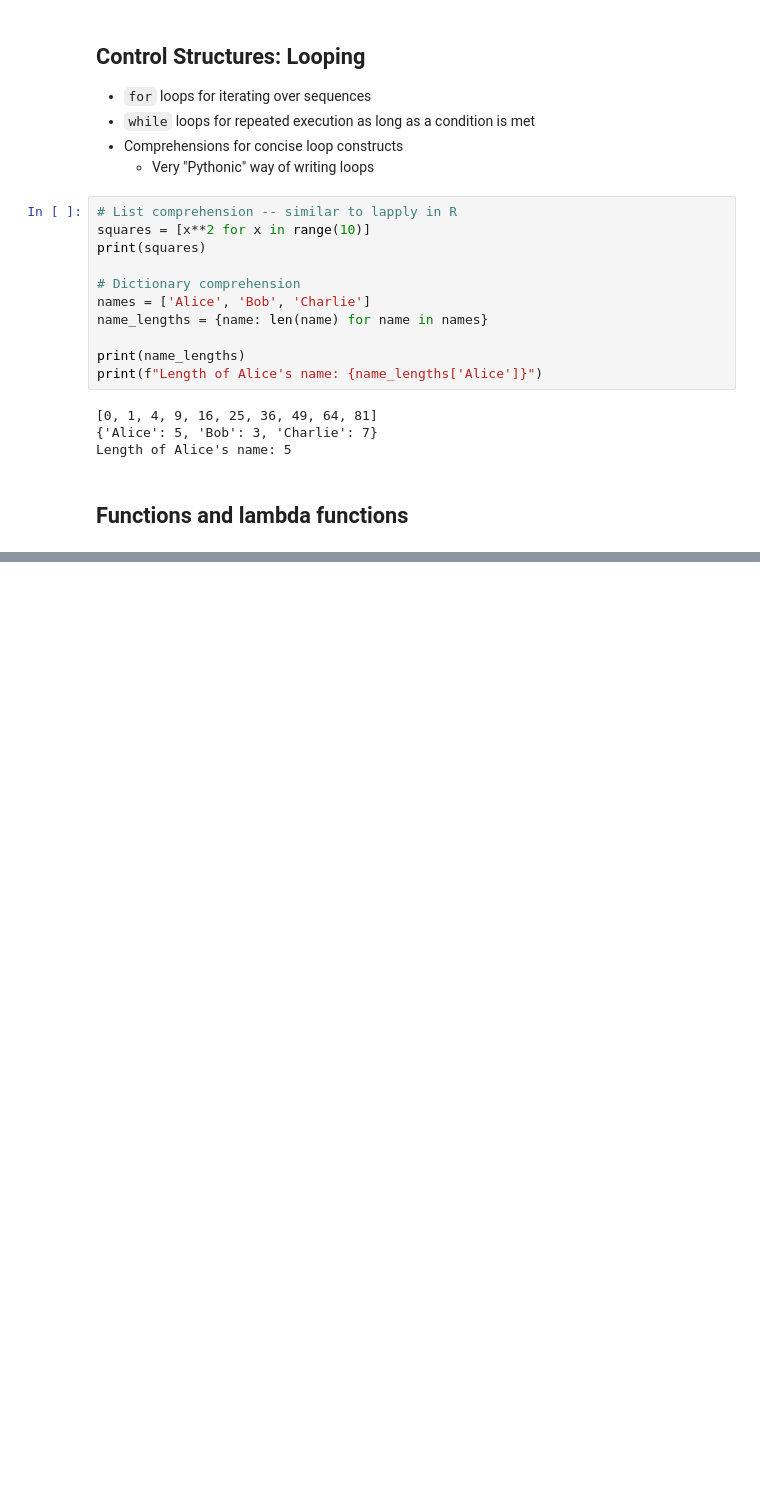
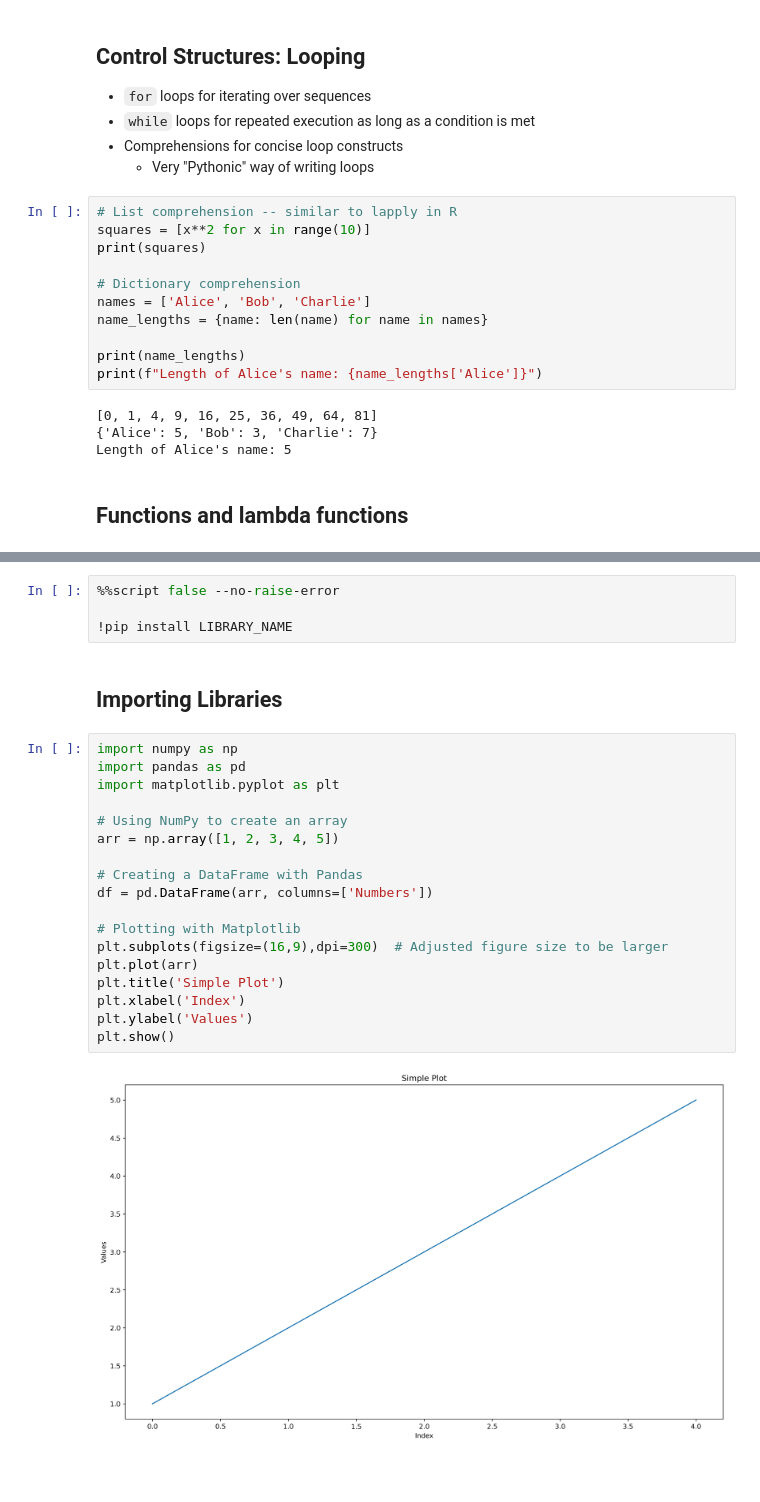
Before and after one commit to EEB330/slides, a Jupyter notebook: 15_intro_to_python.ipynb, the cells around one changed output, grey strips where cells are left out. Cells and saved outputs as stored; diff of their text form; blank space fills up the shorter version.

```diff
--- a/15_intro_to_python.ipynb
+++ b/15_intro_to_python.ipynb
@@ -264,0 +279,30 @@ print(f"1 + 2 = {add(1, 2)}")
+# %%
+%%script false --no-raise-error
+
+!pip install LIBRARY_NAME
+# %% [markdown]
+## Importing Libraries
+# %%
+import numpy as np
+import pandas as pd
+import matplotlib.pyplot as plt
+
+# Using NumPy to create an array
+arr = np.array([1, 2, 3, 4, 5])
+
+# Creating a DataFrame with Pandas
+df = pd.DataFrame(arr, columns=['Numbers'])
+
+# Plotting with Matplotlib
+plt.subplots(figsize=(16,9),dpi=300)  # Adjusted figure size to be larger
+plt.plot(arr)
+plt.title('Simple Plot')
+plt.xlabel('Index')
+plt.ylabel('Values')
+plt.show()
+# %% [output]
+[figure, added]
+# %% [markdown]
+<!-- 3in of empty space -->
+# %% [markdown]
+<div style="height: 3in;"></div>
```
Also changed, not shown: parts of 3 cells of this notebook, 2 other files.
